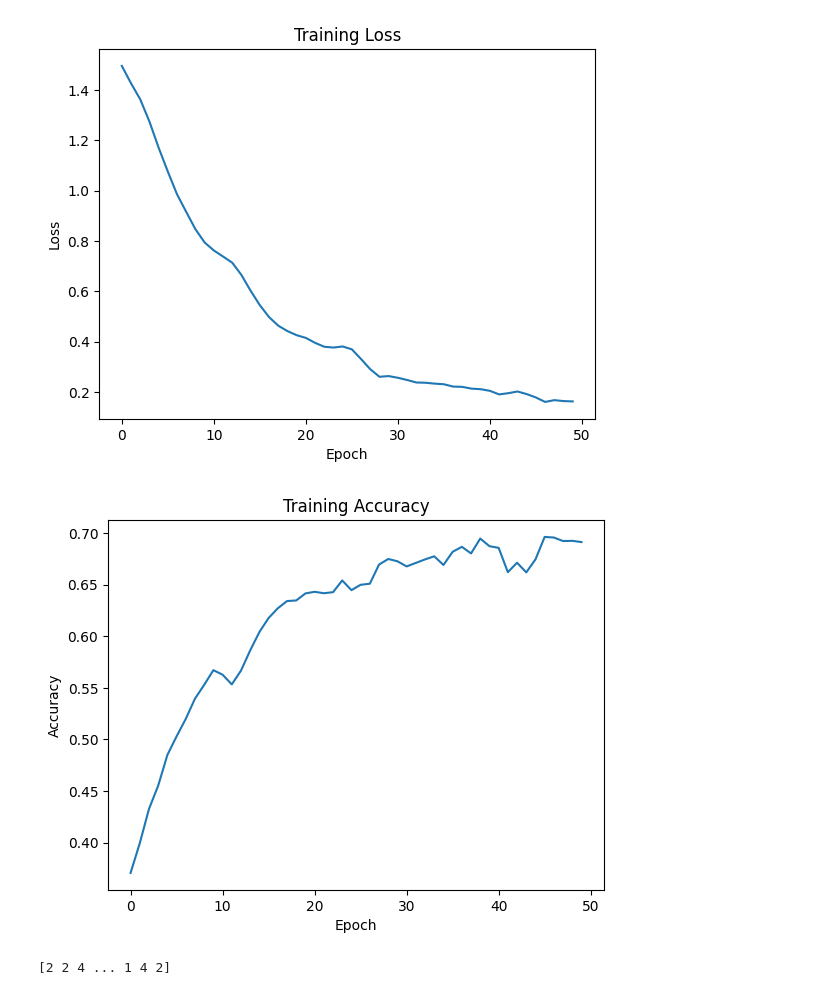
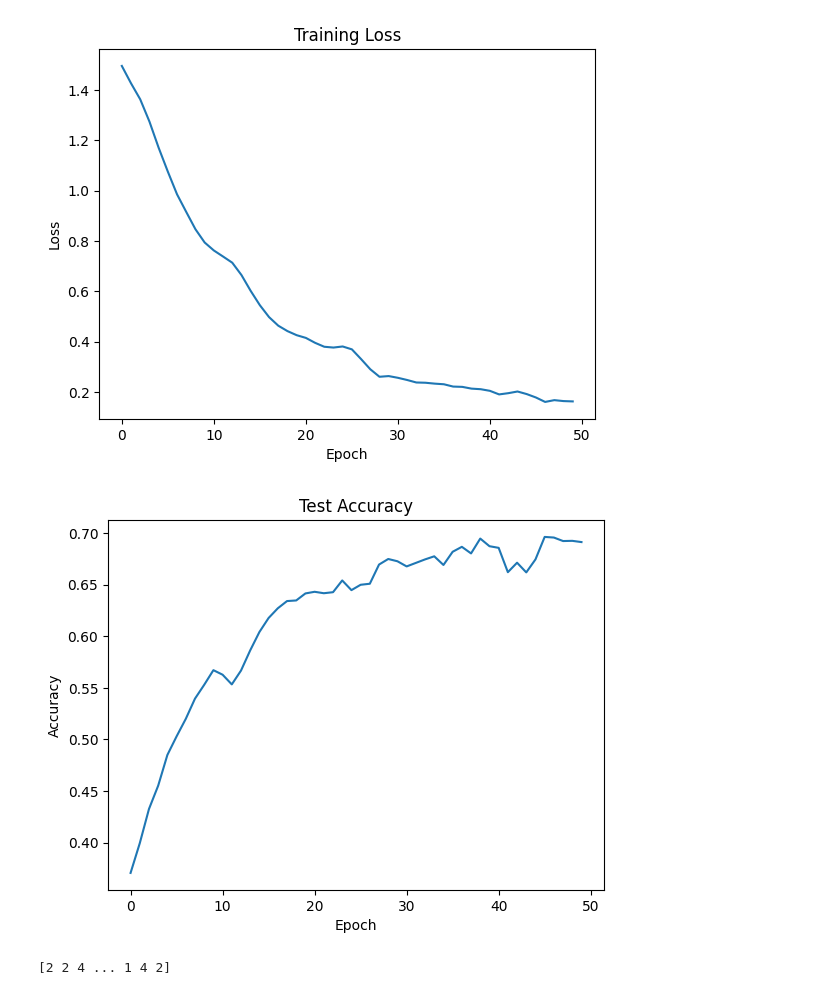
Before and after one commit to JinyuCong/ProjetApprentissageAutomatique, a Jupyter notebook: TextCNN.ipynb, the cells around one changed output. Cells and saved outputs as stored; diff of their text form; code cells hidden in the pictures.

```diff
--- a/TextCNN.ipynb
+++ b/TextCNN.ipynb
@@ -237,12 +237,12 @@ plt.show()
 [figure]
 # %%
 plt.plot(accuracy)
-plt.title("Training Accuracy")
+plt.title("Test Accuracy")
 plt.xlabel("Epoch")
 plt.ylabel("Accuracy")
 plt.show()
 # %% [output]
-[figure, old version]
+[figure, new version]
 # %%
 predictions = []
 test_labels = []
```
Also changed, not shown: parts of 1 cell of this notebook, 2 other files.
